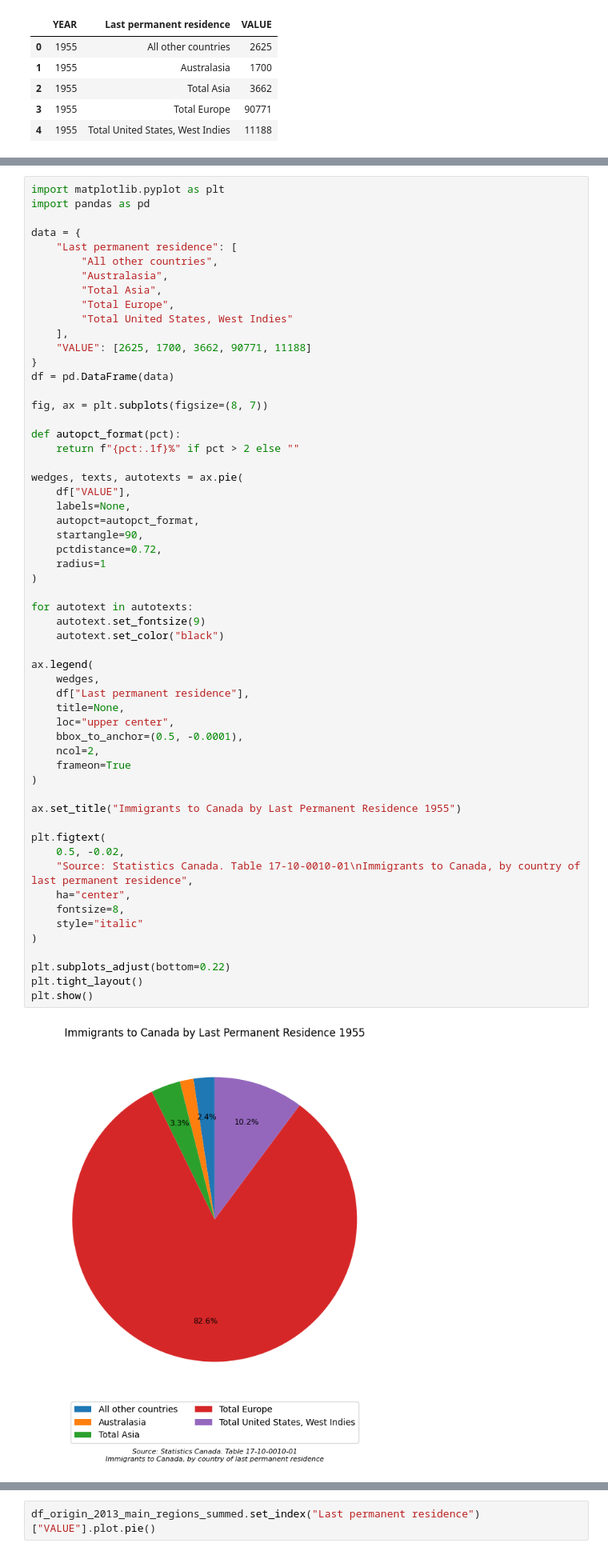
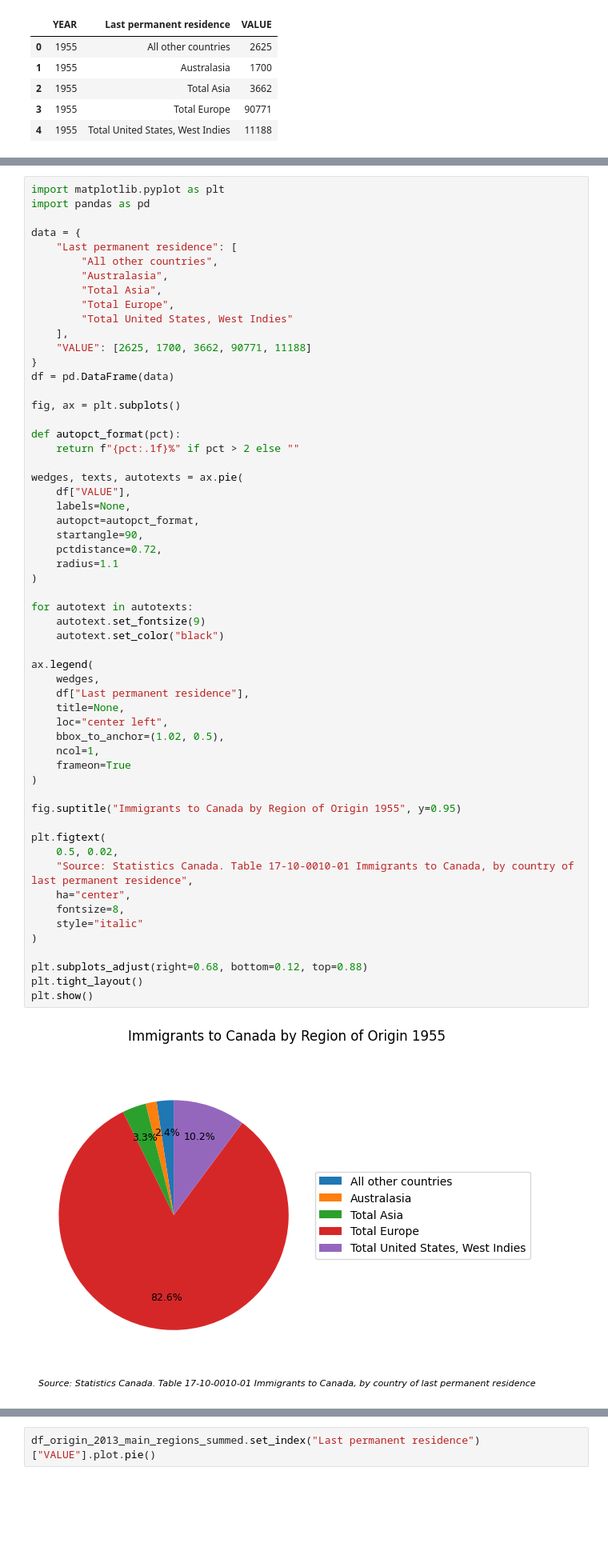
Before and after one commit to yrmo/gcinfo, a Jupyter notebook: immigrants-country-of-origin-1955-2013.ipynb, the cells around one changed output, grey strips where cells are left out. Shown at 80% size. Drawn from its saved outputs; the diff is of its cells as text; blank space fills up the shorter version.

Commit message:
One column legend on right of pie in country of origin pie charts

```diff
--- a/immigrants-country-of-origin-1955-2013.ipynb
+++ b/immigrants-country-of-origin-1955-2013.ipynb
@@ -115,49 +115,49 @@ data = {
 }
 df = pd.DataFrame(data)
 
-fig, ax = plt.subplots(figsize=(8, 7))
+fig, ax = plt.subplots()
 
 def autopct_format(pct):
     return f"{pct:.1f}%" if pct > 2 else ""
 
 wedges, texts, autotexts = ax.pie(
     df["VALUE"],
     labels=None,
     autopct=autopct_format,
     startangle=90,
     pctdistance=0.72,
-    radius=1
+    radius=1.1
 )
 
 for autotext in autotexts:
     autotext.set_fontsize(9)
     autotext.set_color("black")
 
 ax.legend(
     wedges,
     df["Last permanent residence"],
     title=None,
-    loc="upper center",
-    bbox_to_anchor=(0.5, -0.0001),
-    ncol=2,
+    loc="center left",
+    bbox_to_anchor=(1.02, 0.5),
+    ncol=1,
     frameon=True
 )
 
-ax.set_title("Immigrants to Canada by Last Permanent Residence 1955")
+fig.suptitle("Immigrants to Canada by Region of Origin 1955", y=0.95)
 
 plt.figtext(
-    0.5, -0.02,
-    "Source: Statistics Canada. Table 17-10-0010-01\nImmigrants to Canada, by country of last permanent residence",
+    0.5, 0.02,
+    "Source: Statistics Canada. Table 17-10-0010-01 Immigrants to Canada, by country of last permanent residence",
     ha="center",
     fontsize=8,
     style="italic"
 )
 
-plt.subplots_adjust(bottom=0.22)
+plt.subplots_adjust(right=0.68, bottom=0.12, top=0.88)
 plt.tight_layout()
 plt.show()
 # %% [output]
-[figure, old version]
+[figure, new version]
 # %%
 df_origin_2013_main_regions = df_origin_2013[df_origin_2013["Last permanent residence"].isin(main_regions)]
 print(df_origin_2013_main_regions.shape)
```
Also changed, not shown: parts of 1 cell of this notebook.
